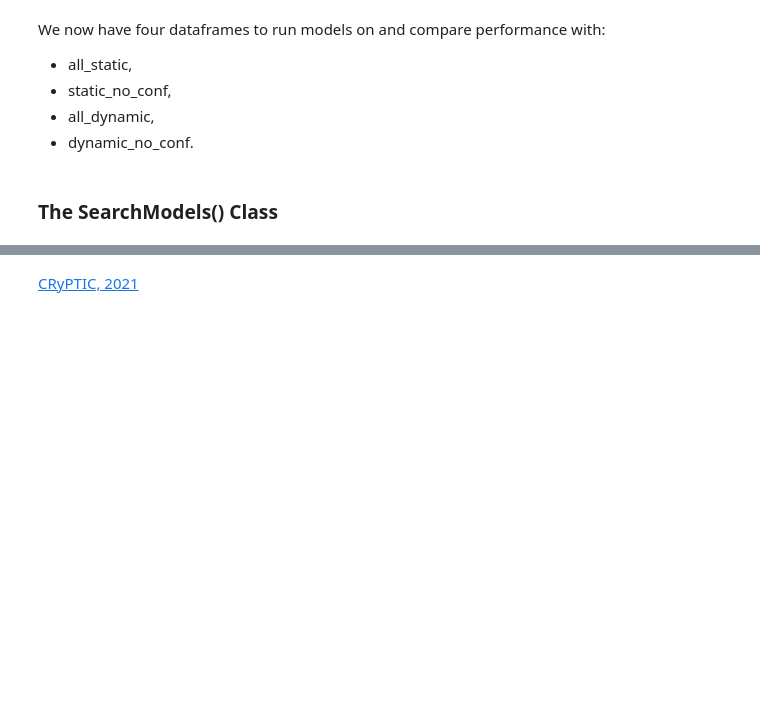
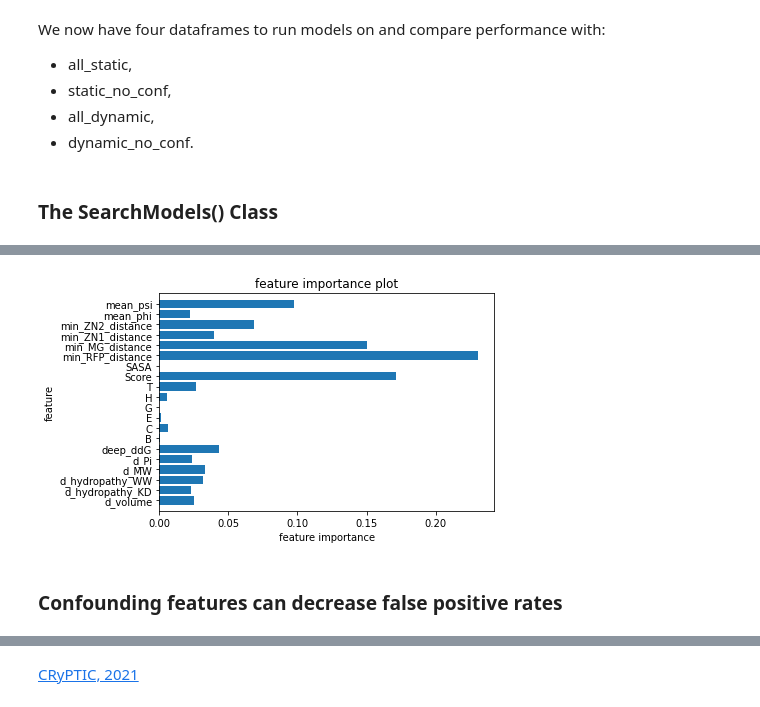
Before and after one commit to DylanAdlard/SABS_rotation_1_report, a Jupyter notebook: Report.ipynb, the cells around one changed output, grey strips where cells are left out. Saved outputs shown, nothing was run; the diff lists cells and outputs as text; code cells hidden in the pictures; blank space fills up the shorter version.

```diff
--- a/Report.ipynb
+++ b/Report.ipynb
@@ -507,0 +723,6 @@ import ModelSearch
+# %%
+all_dynamic_out['built_feature_importance']
+# %% [output]
+[figure, added]
+# %% [markdown]
+### Confounding features can decrease false positive rates
```
Also changed, not shown: parts of 45 cells of this notebook, 4 other files.
